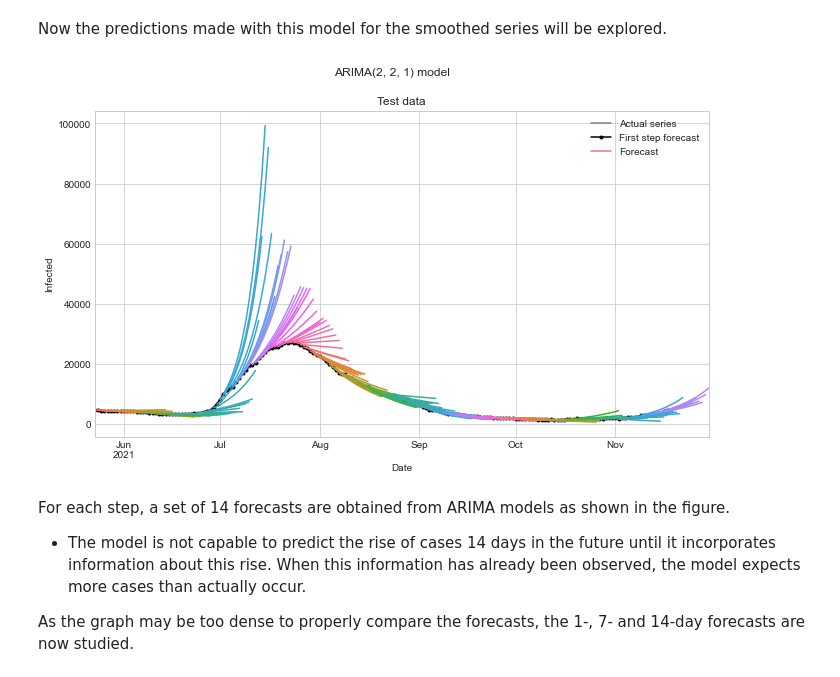
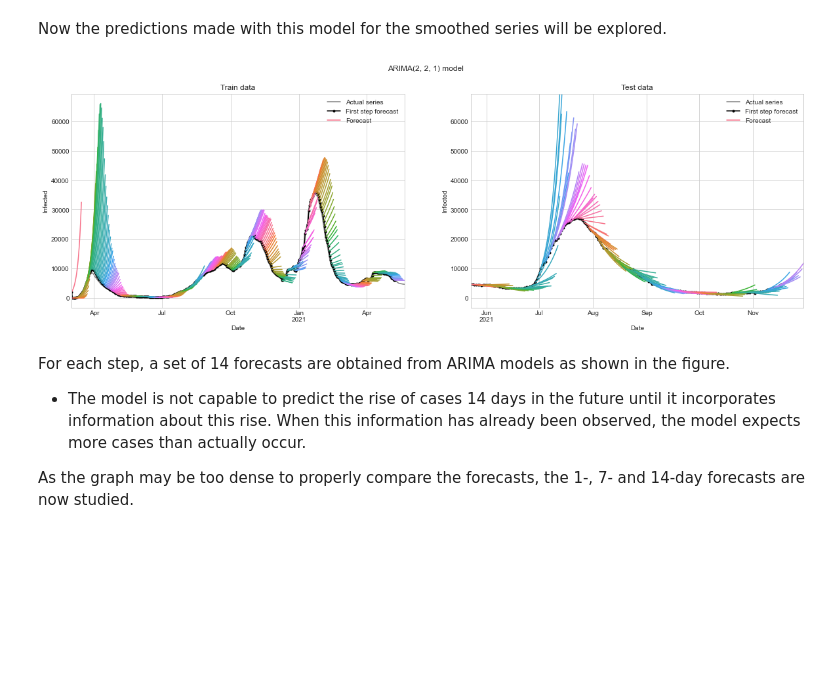
Before and after one commit to marialonsogar/COVID-Dynamics-Model-Comparison, a Jupyter notebook: modeling/ARIMA-COVID-Spain.ipynb, the cells around one changed output. Cells and saved outputs as stored; diff of their text form; code cells hidden in the pictures; blank space fills up the shorter version.

```diff
--- a/modeling/ARIMA-COVID-Spain.ipynb
+++ b/modeling/ARIMA-COVID-Spain.ipynb
@@ -15,6 +15,7 @@ import numpy as np
 
 # visualizations
 import matplotlib.pyplot as plt
+plt.rcParams['savefig.dpi'] = 300
 plt.style.use('seaborn-whitegrid')
 %matplotlib inline
 
@@ -1122,6 +1159,7 @@ The residuals diagnostic concludes that the model captures all the non random pa
 # forecasting
 arima = SARIMA(log_df_ma, order=(2, 2, 1), seasonal_order=(0, 0, 0, 0))
 forecasts, forecasts_ci, baseline = arima.predict_windows(verbose=False)
+train_forecasts, train_forecasts_ci, train_baseline = arima.predict_train_windows(verbose=False)
 arima.plot_windows()
 # %% [output]
 [figure]
@@ -1129,30 +1167,50 @@ arima.plot_windows()
 [figure]
 # %% [markdown]
 Now the predictions made with this model for the smoothed series will be explored.
+# %%
+train_dates = train_ma.index[:-arima.steps_ahead+1]
+train_y_fit = pd.DataFrame(train_forecasts, columns=[f'y_step_{i}' for i in range(1,arima.steps_ahead+1)], index=train_dates)
+train_lower_ci = pd.DataFrame(train_forecasts_ci[:,:,0], columns=[f'ci_lower_step_{i}' for i in range(1, arima.steps_ahead+1)], index=train_dates)
+train_upper_ci = pd.DataFrame(train_forecasts_ci[:,:,1], columns=[f'ci_upper_step_{i}' for i in range(1, arima.steps_ahead+1)], index=train_dates)
 # %%
-dates = test_ma.index[:-arima.steps_ahead+1]
-y_fit = pd.DataFrame(forecasts, columns=[f'y_step_{i}' for i in range(1,arima.steps_ahead+1)], index=dates)
-lower_ci = pd.DataFrame(forecasts_ci[:,:,0], columns=[f'ci_lower_step_{i}' for i in range(1, arima.steps_ahead+1)], index=dates)
-upper_ci = pd.DataFrame(forecasts_ci[:,:,1], columns=[f'ci_upper_step_{i}' for i in range(1, arima.steps_ahead+1)], index=dates)
+test_dates = test_ma.index[:-arima.steps_ahead+1]
+test_y_fit = pd.DataFrame(forecasts, columns=[f'y_step_{i}' for i in range(1,arima.steps_ahead+1)], index=test_dates)
+test_lower_ci = pd.DataFrame(forecasts_ci[:,:,0], columns=[f'ci_lower_step_{i}' for i in range(1, arima.steps_ahead+1)], index=test_dates)
+test_upper_ci = pd.DataFrame(forecasts_ci[:,:,1], columns=[f'ci_upper_step_{i}' for i in range(1, arima.steps_ahead+1)], index=test_dates)
 # %%
 palette = dict(palette='husl', n_colors=64)
-fig, ax1 = plt.subplots(1, 1, figsize=(11, 6))
-ax1 = test_ma[:-arima.steps_ahead+1].plot(color='grey', zorder=0, ax=ax1)
-y_fit['y_step_1'].plot(ax=ax1, color='k', style='.-', legend='First Forecast')
-plot_multistep(y_fit, ax=ax1, palette_kwargs=palette)
+# fig, ax1 = plt.subplots(1, 1, figsize=(11, 6))
+fig, (ax1, ax2) = plt.subplots(1, 2, figsize=(20, 6))
+
+# train data
+ax1 = train_ma.plot(color='grey', zorder=0, ax=ax1)
+train_y_fit['y_step_1'].plot(ax=ax1, color='k', style='.-', legend='First Forecast')
+plot_multistep(train_y_fit, ax=ax1, palette_kwargs=palette)
 _ = ax1.legend(['Actual series', 'First step forecast', 'Forecast'])
 
+# test data
+ax2 = test_ma[:-arima.steps_ahead+1].plot(color='grey', zorder=0, ax=ax2)
+test_y_fit['y_step_1'].plot(ax=ax2, color='k', style='.-', legend='First Forecast')
+plot_multistep(test_y_fit, ax=ax2, palette_kwargs=palette)
+_ = ax2.legend(['Actual series', 'First step forecast', 'Forecast'])
+
 # set title
-ax1.set_title('Test data')
+ax1.set_title('Train data')
+ax2.set_title('Test data')
 fig.suptitle(f'ARIMA{arima.order} model')
 
 # label axes
 ax1.set_xlabel('Date')
 ax1.set_ylabel('Infected')
+ax2.set_xlabel('Date')
+ax2.set_ylabel('Infected')
+
+# set same y scale for both axes
+ax2.set_ylim(ax1.get_ylim())
 
 plt.show()
 # %% [output]
-[figure, old version]
+[figure, new version]
 # %% [markdown]
 For each step, a set of 14 forecasts are obtained from ARIMA models as shown in the figure.
 - The model is not capable to predict the rise of cases 14 days in the future until it incorporates information about this rise. When this information has already been observed, the model expects more cases than actually occur.
```
Also changed, not shown: parts of 3 cells of this notebook, 23 other files.
